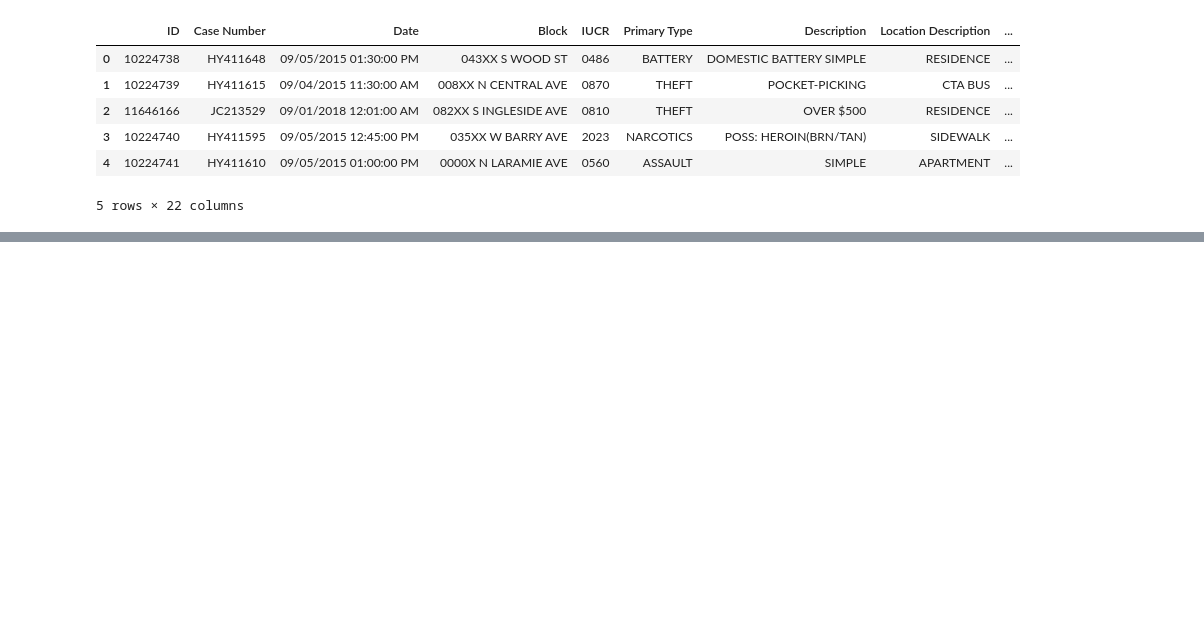
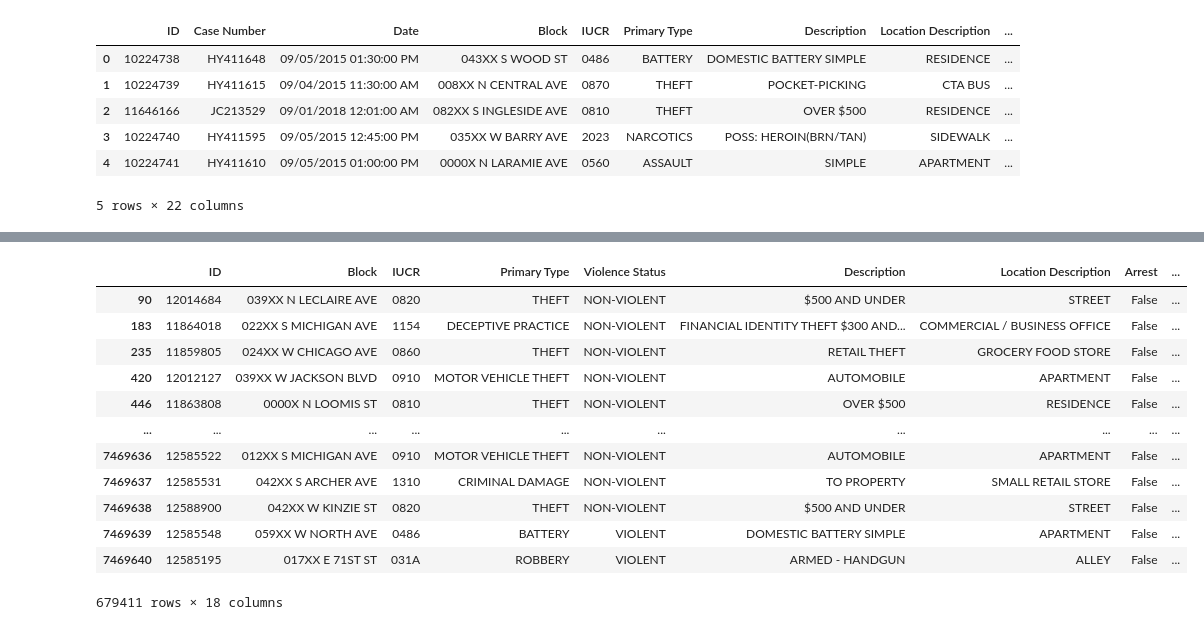
Before and after one commit to KEGANCP/Crime_Predictions_In_Chicago, a Jupyter notebook: data/crime_data_cleaner.ipynb, the cells around one changed output, grey strips where cells are left out. Saved outputs shown, nothing was run; the diff lists cells and outputs as text; code cells hidden in the pictures; blank space fills up the shorter version.

```diff
--- a/data/crime_data_cleaner.ipynb
+++ b/data/crime_data_cleaner.ipynb
@@ -124,0 +156,16 @@ sample_crime_df.to_sql(name='crime_data', con=engine)
+# %%
+sample_crime_df
+# %% [output]
+|  | ID | Block | IUCR | Primary Type | Violence Status | Description | Location Description | Arrest | ... |
+| 90 | 12014684 | 039XX N LECLAIRE AVE | 0820 | THEFT | NON-VIOLENT | $500 AND UNDER | STREET | False | ... |
+| 183 | 11864018 | 022XX S MICHIGAN AVE | 1154 | DECEPTIVE PRACTICE | NON-VIOLENT | FINANCIAL IDENTITY THEFT $300 AND... | COMMERCIAL / BUSINESS OFFICE | False | ... |
+| 235 | 11859805 | 024XX W CHICAGO AVE | 0860 | THEFT | NON-VIOLENT | RETAIL THEFT | GROCERY FOOD STORE | False | ... |
+| 420 | 12012127 | 039XX W JACKSON BLVD | 0910 | MOTOR VEHICLE THEFT | NON-VIOLENT | AUTOMOBILE | APARTMENT | False | ... |
+| 446 | 11863808 | 0000X N LOOMIS ST | 0810 | THEFT | NON-VIOLENT | OVER $500 | RESIDENCE | False | ... |
+| ... | ... | ... | ... | ... | ... | ... | ... | ... | ... |
+| 7469636 | 12585522 | 012XX S MICHIGAN AVE | 0910 | MOTOR VEHICLE THEFT | NON-VIOLENT | AUTOMOBILE | APARTMENT | False | ... |
+| 7469637 | 12585531 | 042XX S ARCHER AVE | 1310 | CRIMINAL DAMAGE | NON-VIOLENT | TO PROPERTY | SMALL RETAIL STORE | False | ... |
+| 7469638 | 12588900 | 042XX W KINZIE ST | 0820 | THEFT | NON-VIOLENT | $500 AND UNDER | STREET | False | ... |
+| 7469639 | 12585548 | 059XX W NORTH AVE | 0486 | BATTERY | VIOLENT | DOMESTIC BATTERY SIMPLE | APARTMENT | False | ... |
+| 7469640 | 12585195 | 017XX E 71ST ST | 031A | ROBBERY | VIOLENT | ARMED - HANDGUN | ALLEY | False | ... |
+679411 rows × 18 columns
```
Also changed, not shown: parts of 9 cells of this notebook, 7 other files.
